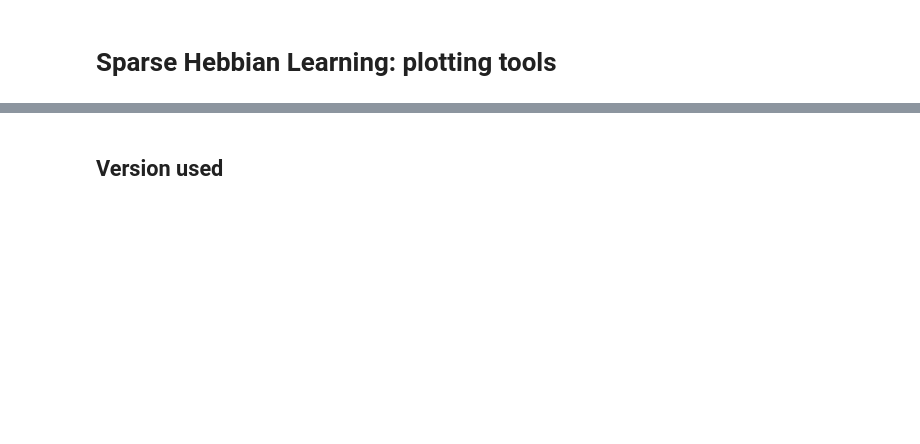
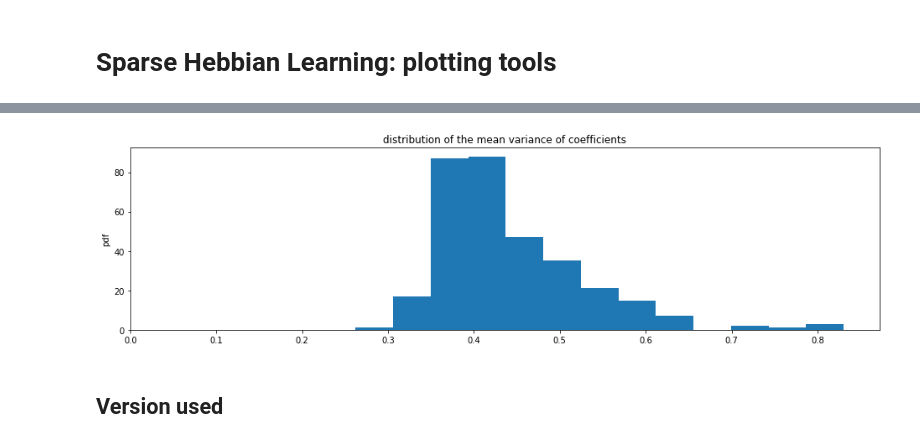
Before and after one commit to bicv/SparseHebbianLearning, a Jupyter notebook: probe/using the tools.ipynb, the cells around one changed output, grey strips where cells are left out. Drawn from its saved outputs; the diff is of its cells as text; code cells hidden in the pictures; blank space fills up the shorter version.

```diff
--- a/probe/using the tools.ipynb
+++ b/probe/using the tools.ipynb
@@ -47,5 +52,7 @@ shl.plot_variance(sparse_code, data=data);
 # %%
-shl.plot_variance_histogram(sparse_code, data=data);
+shl.plot_variance_histogram(sparse_code);
+# %% [output]
+[figure, added]
 # %% [markdown]
 ## Version used
 # %%
```
Also changed, not shown: parts of 5 cells of this notebook, 5 other files.
